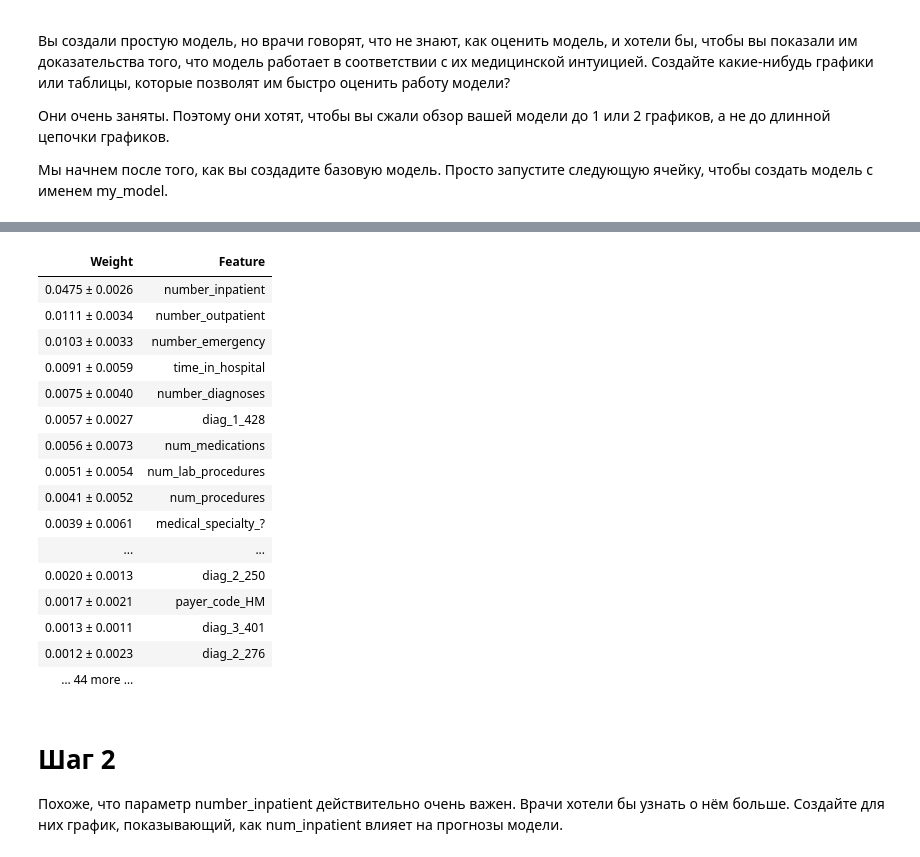
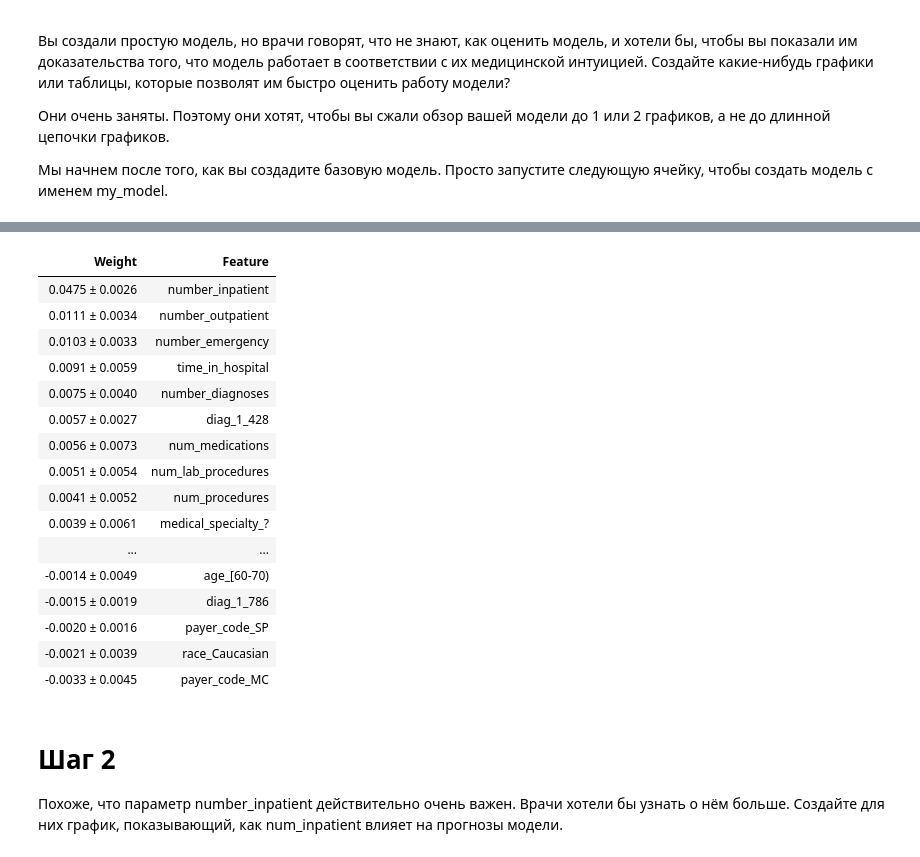
Before and after one commit to Grashch/Kaggle_tasks, a Jupyter notebook: SHAP_Values.ipynb, the cells around one changed output, grey strips where cells are left out. Drawn from its saved outputs; the diff is of its cells as text; code cells hidden in the pictures.

```diff
--- a/SHAP_Values.ipynb
+++ b/SHAP_Values.ipynb
@@ -254,27 +250,31 @@ Successfully installed eli5-0.16.0
 # %%
 import eli5
 from eli5.sklearn import PermutationImportance
 
 perm = PermutationImportance(my_model, random_state=3).fit(val_X, val_y)
-eli5.show_weights(perm, feature_names=val_X.columns.tolist())
+eli5.show_weights(
+    perm,
+    feature_names=val_X.columns.tolist(),
+    top=64
+    )
 # %% [output]
 | Weight | Feature |
 | 0.0475 ± 0.0026 | number_inpatient |
 | 0.0111 ± 0.0034 | number_outpatient |
 | 0.0103 ± 0.0033 | number_emergency |
 | 0.0091 ± 0.0059 | time_in_hospital |
 | 0.0075 ± 0.0040 | number_diagnoses |
 | 0.0057 ± 0.0027 | diag_1_428 |
 | 0.0056 ± 0.0073 | num_medications |
 | 0.0051 ± 0.0054 | num_lab_procedures |
 | 0.0041 ± 0.0052 | num_procedures |
 | 0.0039 ± 0.0061 | medical_specialty_? |
 | ... | ... |
-| 0.0020 ± 0.0013 | diag_2_250 |
-| 0.0017 ± 0.0021 | payer_code_HM |
-| 0.0013 ± 0.0011 | diag_3_401 |
-| 0.0012 ± 0.0023 | diag_2_276 |
-| … 44 more … |  |
+| -0.0014 ± 0.0049 | age_[60-70) |
+| -0.0015 ± 0.0019 | diag_1_786 |
+| -0.0020 ± 0.0016 | payer_code_SP |
+| -0.0021 ± 0.0039 | race_Caucasian |
+| -0.0033 ± 0.0045 | payer_code_MC |
 # %% [markdown]
 # **Шаг 2**
 Похоже, что параметр number_inpatient действительно очень важен. Врачи хотели бы узнать о нём больше. Создайте для них график, показывающий, как num_inpatient влияет на прогнозы модели.
```
Also changed, not shown: parts of 6 cells of this notebook.
